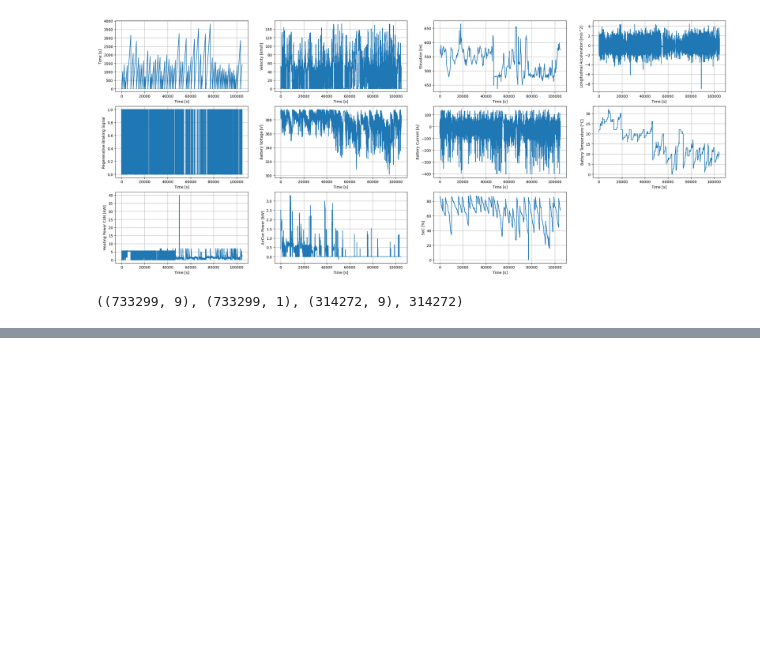
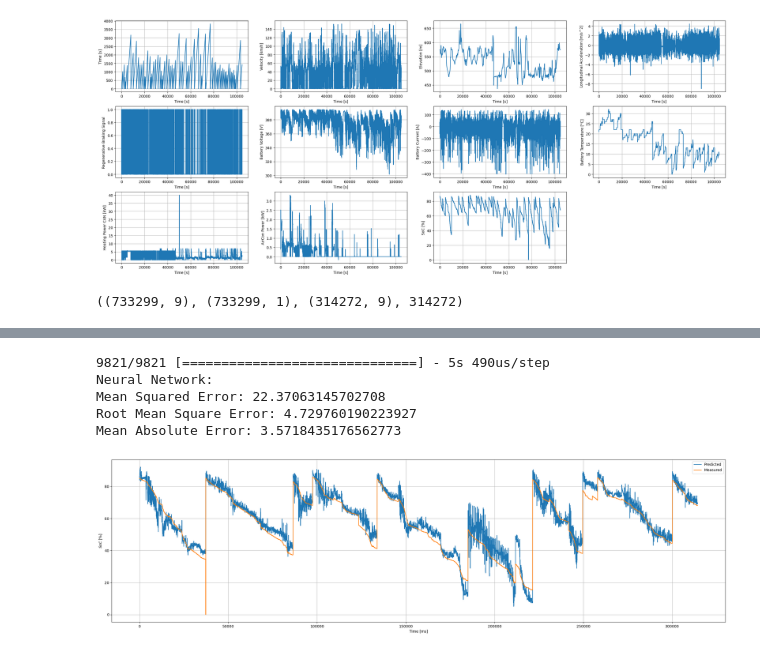
Before and after one commit to ConnorMcWard/EV-Battery, a Jupyter notebook: EV.ipynb, the cells around one changed output, grey strips where cells are left out. Saved outputs shown, nothing was run; the diff lists cells and outputs as text; code cells hidden in the pictures; blank space fills up the shorter version.

```diff
--- a/EV.ipynb
+++ b/EV.ipynb
@@ -239,0 +311,27 @@ X_train.shape, y_train.shape, X_test.shape, y_test.shape[0]
+# %%
+# 1. Create a model
+regressor = Sequential([
+    layers.Dense(10),
+    layers.Dense(100),
+    layers.Dense(100),
+    layers.Dense(1),
+])
+# 2. Compile a model
+regressor.compile(optimizer=optimizers.Adam(learning_rate=0.0001),
+                  loss=losses.mae,
+                  metrics=["mae"])
+# 3. Fit a model
+regressor.fit(X_train, y_train, epochs=20, verbose=0)
+# 4. Validate the model
+y_pred_nn = regressor.predict(X_test)
+# 5. Evaluate and visualize
+print('Neural Network:')
+regression_matrics(y_test, y_pred_nn)
+plot_comparison(y_test=y_test, y_pred=y_pred_nn, xlabel="Time [ms]", ylabel="$SoC$ [%]", dark_mode=False)
+# %% [output]
+9821/9821 [==============================] - 5s 490us/step
+Neural Network:
+Mean Squared Error: 22.37063145702708
+Root Mean Square Error: 4.729760190223927
+Mean Absolute Error: 3.5718435176562773
+[figure, added]
```
Also changed, not shown: parts of 4 cells of this notebook.
